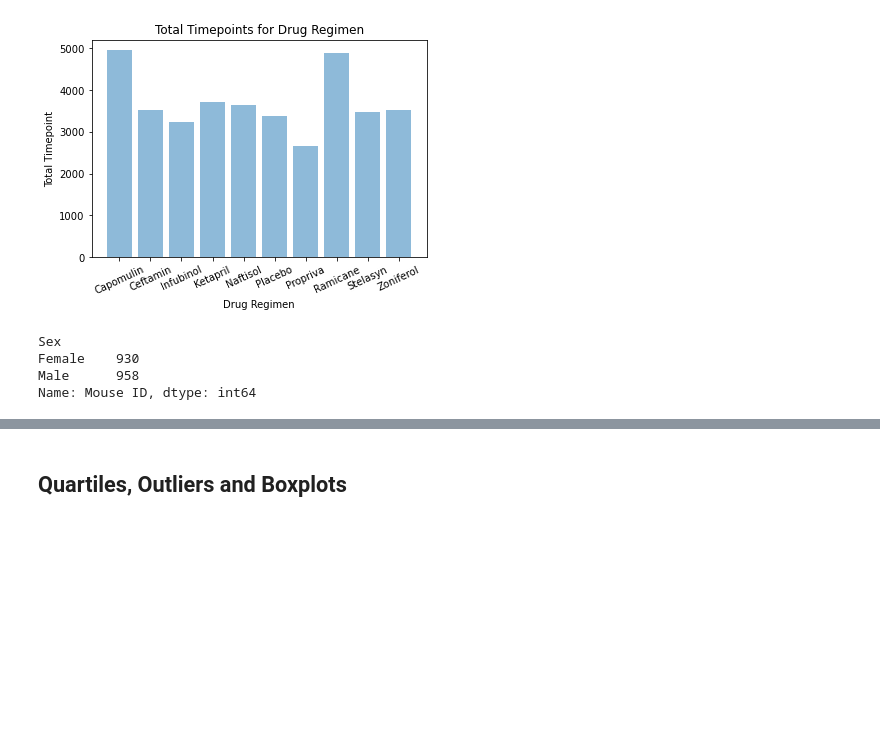
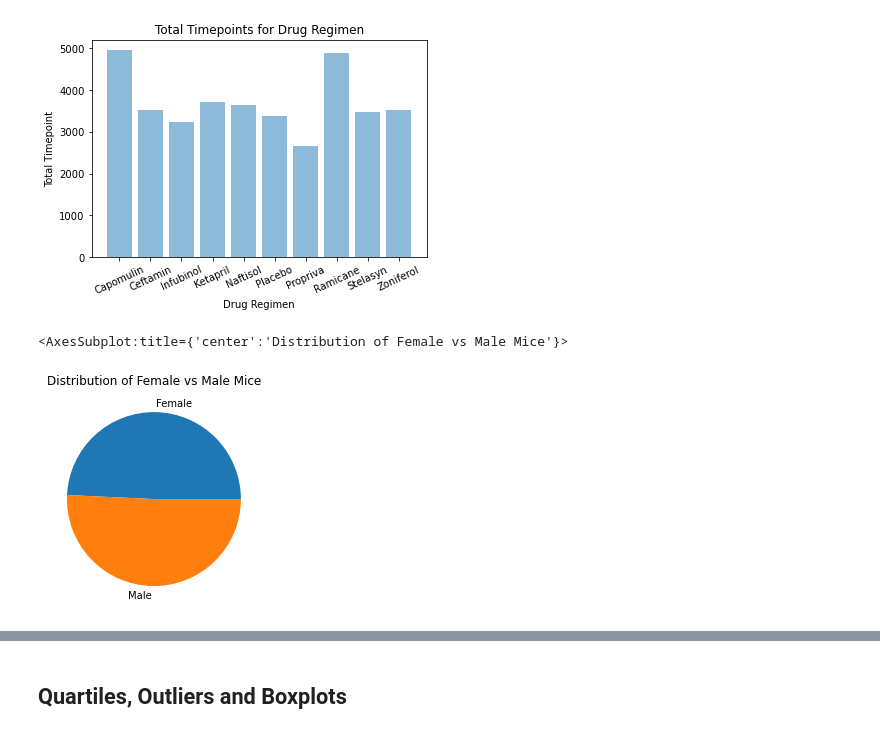
Before and after one commit to Ba1lina/module-5-challenge, a Jupyter notebook: Pymaceuticals/pymaceuticals_code.ipynb, the cells around one changed output, grey strips where cells are left out. Saved outputs shown, nothing was run; the diff lists cells and outputs as text; code cells hidden in the pictures; blank space fills up the shorter version.

```diff
--- a/Pymaceuticals/pymaceuticals_code.ipynb
+++ b/Pymaceuticals/pymaceuticals_code.ipynb
@@ -47,7 +47,7 @@ dtype: bool
 # Optional: Get all the data for the duplicate mouse ID @TODO
 # %%
 # Create a clean DataFrame by dropping the duplicate mouse by its ID.
-study_df.drop_duplicates(subset=["Mouse ID","Timepoint"], keep='first',inplace=True,ignore_index=True)
+study_df.drop_duplicates(subset=["Mouse ID","Timepoint"], keep='last',inplace=True,ignore_index=True)
 study_df.head()
 # %% [output]
 |  | Mouse ID | Drug Regimen | Sex | Age_months | Weight (g) | Timepoint | Tumour Volume (mm3) | ... |
@@ -127,13 +127,11 @@ plt.ylabel("Total Timepoint");
 [figure]
 # %%
 # Generate a pie plot showing the distribution of female versus male mice using Pandas
+mice_sex = study_df.groupby(["Sex"])["Mouse ID"].count()
 
-mice_sex = study_df.groupby(["Sex"])["Mouse ID"].count()
-mice_sex
+mice_sex.plot.pie(title="Distribution of Female vs Male Mice",ylabel="")
 # %% [output]
-Sex
-Female    930
-Male      958
-Name: Mouse ID, dtype: int64
+<AxesSubplot:title={'center':'Distribution of Female vs Male Mice'}>
+[figure, added]
 # %%
 # Generate a pie plot showing the distribution of female versus male mice using pyplot
```
Also changed, not shown: parts of 4 cells of this notebook.
